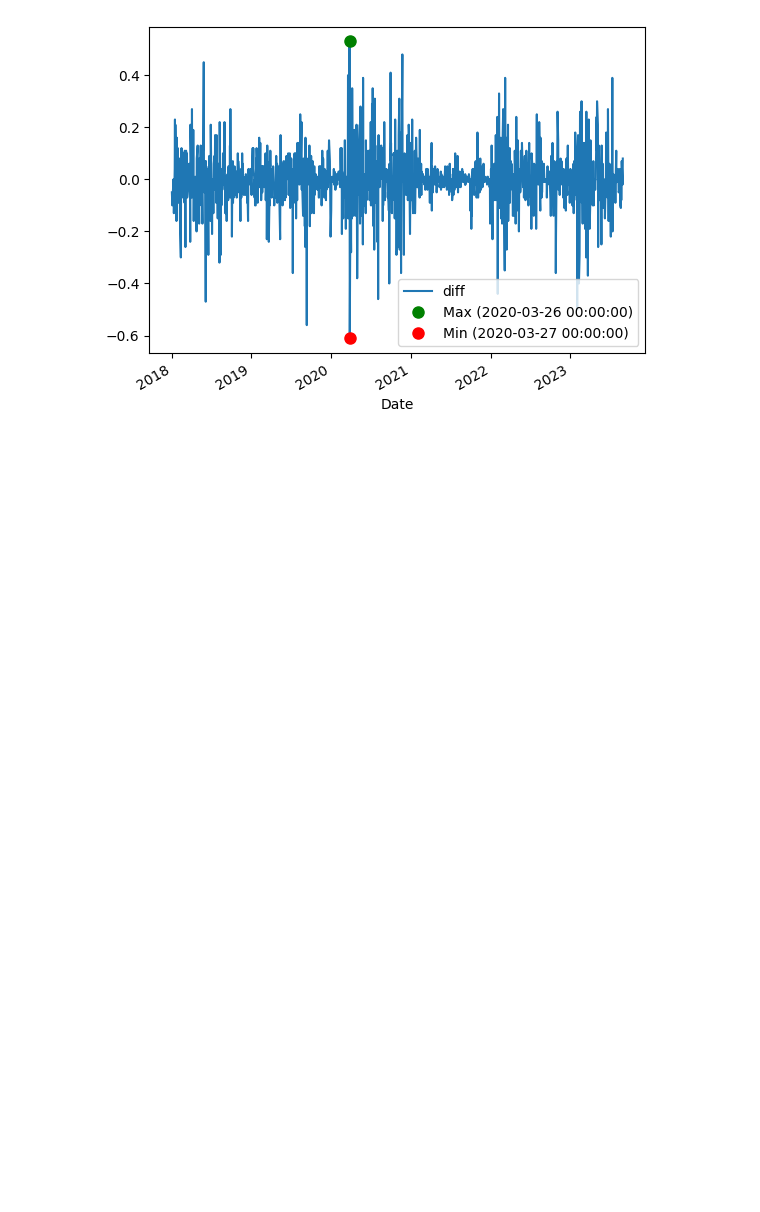
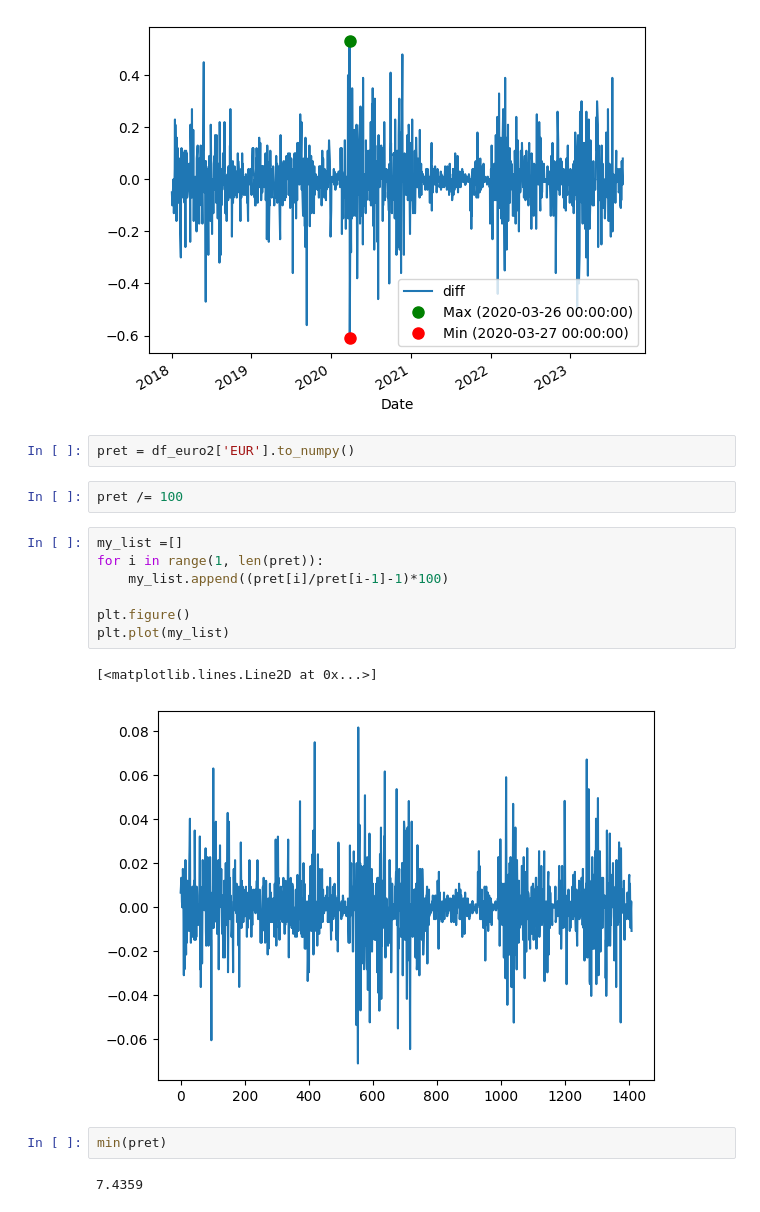
Before and after one commit to sonjamehes/PythonExchangeRate, a Jupyter notebook: project/all_currencies_against_dkk.ipynb, the cells around one changed output. Cells and saved outputs as stored; diff of their text form; blank space fills up the shorter version.

```diff
--- a/project/all_currencies_against_dkk.ipynb
+++ b/project/all_currencies_against_dkk.ipynb
@@ -195,3 +195,21 @@ plt.legend()
 plt.show()
 # %% [output]
 [figure]
+# %%
+pret = df_euro2['EUR'].to_numpy()
+# %%
+pret /= 100
+# %%
+my_list =[]
+for i in range(1, len(pret)):
+    my_list.append((pret[i]/pret[i-1]-1)*100)
+
+plt.figure()
+plt.plot(my_list)
+# %% [output]
+[<matplotlib.lines.Line2D at 0x...>]
+[figure, added]
+# %%
+min(pret)
+# %% [output]
+7.4359
```
Also changed, not shown: parts of 5 cells of this notebook, 1 other file.
